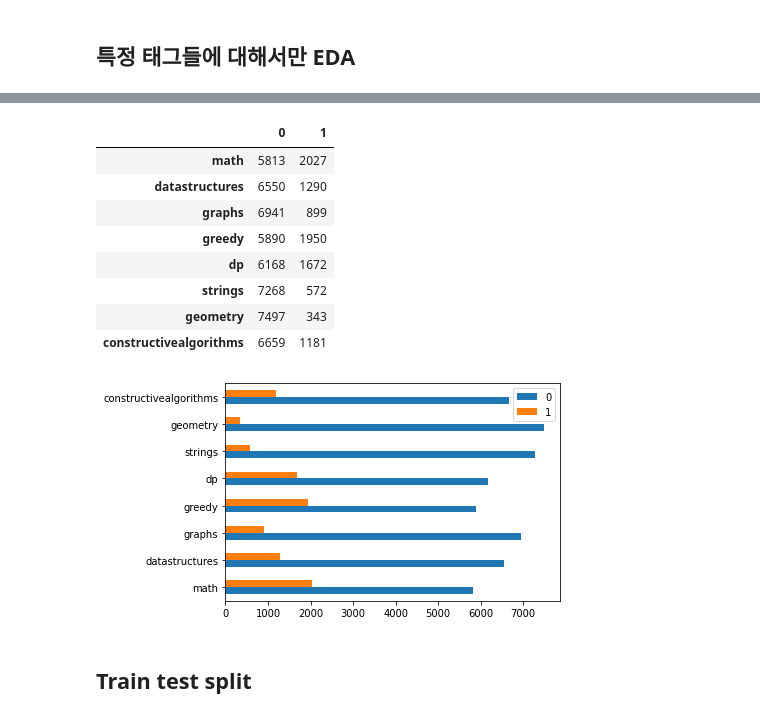
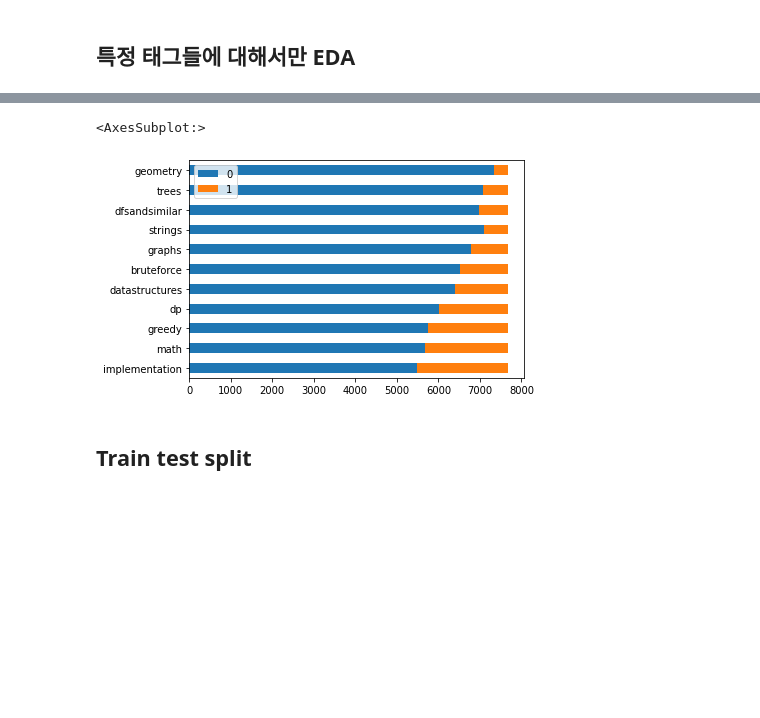
Before and after one commit to jhojin7/codeforces-predict, a Jupyter notebook: eda.ipynb, the cells around one changed output, grey strips where cells are left out. Drawn from its saved outputs; the diff is of its cells as text; code cells hidden in the pictures; blank space fills up the shorter version.

```diff
--- a/eda.ipynb
+++ b/eda.ipynb
@@ -16,6 +16,8 @@ df.index = df["contest"].astype(str)+df["problem_name"]
 df = df[["problem_statement","problem_tags"]]
 df.columns = ["problem_statement","tags"]
 
-print(df.info())
-df.tail()
+df = df.dropna(axis=0)
+display(df.describe())
+display(df.tail())
+display(df.info())
 # %% [output]
@@ -87,0 +91,5 @@ Name: problem_statement, Length: 8343, dtype: object
+# %%
+# drop any problems not 100<=len<=1000
+for idx in df.index:
+    l = len(str(df.loc[idx,"problem_statement"]))
+    if not 100<=l<=1000: df.drop(index=idx, inplace=True)
@@ -138,8 +163,8 @@ df.tail()
 # %% [markdown]
 ## 특정 태그들에 대해서만 EDA
 # %%
-new_tags = ["math", "datastructures", "graphs",
-            "greedy", "dp", "strings", "geometry","constructivealgorithms"]
+new_tags = ["implementation","math","greedy","dp","datastructures","bruteforce",
+            "graphs","strings","dfsandsimilar","trees","geometry"]
 
 new_df = pd.DataFrame(index=df.index,
                 columns=["problem_statement"]+new_tags)
@@ -162,11 +186,0 @@ new_df.tail()
-# %%
-for tag in new_tags:
-    tag_df = new_df[new_df[tag]==1]
-    # historgram on math tag problems
-    samples = tag_df["problem_statement"].values
-    plt.hist([len(str(s)) for s in samples], 100)
-    plt.title(tag)
-    plt.xlim(0,1000)
-    plt.xlabel("sample size")
-    plt.ylabel("sample count")
-    plt.show()
@@ -182,22 +187,12 @@ for tag in new_tags:
 # %%
-# 각각에 대해서 0인지1인지 count하는거
 barplot_df = pd.DataFrame(index=new_tags, columns=['0','1'])
 for tag in new_tags:
     barplot_df.loc[tag,"0"] = list(new_df.loc[:,tag]).count(0)
     barplot_df.loc[tag,"1"] = list(new_df.loc[:,tag]).count(1)
-barplot_df.plot.barh(stacked=False)
-display(barplot_df)
+barplot_df.plot.barh(stacked=True)
 # %% [output]
-|  | 0 | 1 |
-| math | 5813 | 2027 |
-| datastructures | 6550 | 1290 |
-| graphs | 6941 | 899 |
-| greedy | 5890 | 1950 |
-| dp | 6168 | 1672 |
-| strings | 7268 | 572 |
-| geometry | 7497 | 343 |
-| constructivealgorithms | 6659 | 1181 |
+<AxesSubplot:>
-[figure, old version]
+[figure, new version]
 # %% [markdown]
 ## Train test split
 # %%
```
Also changed, not shown: parts of 15 cells of this notebook, 2 other files.
